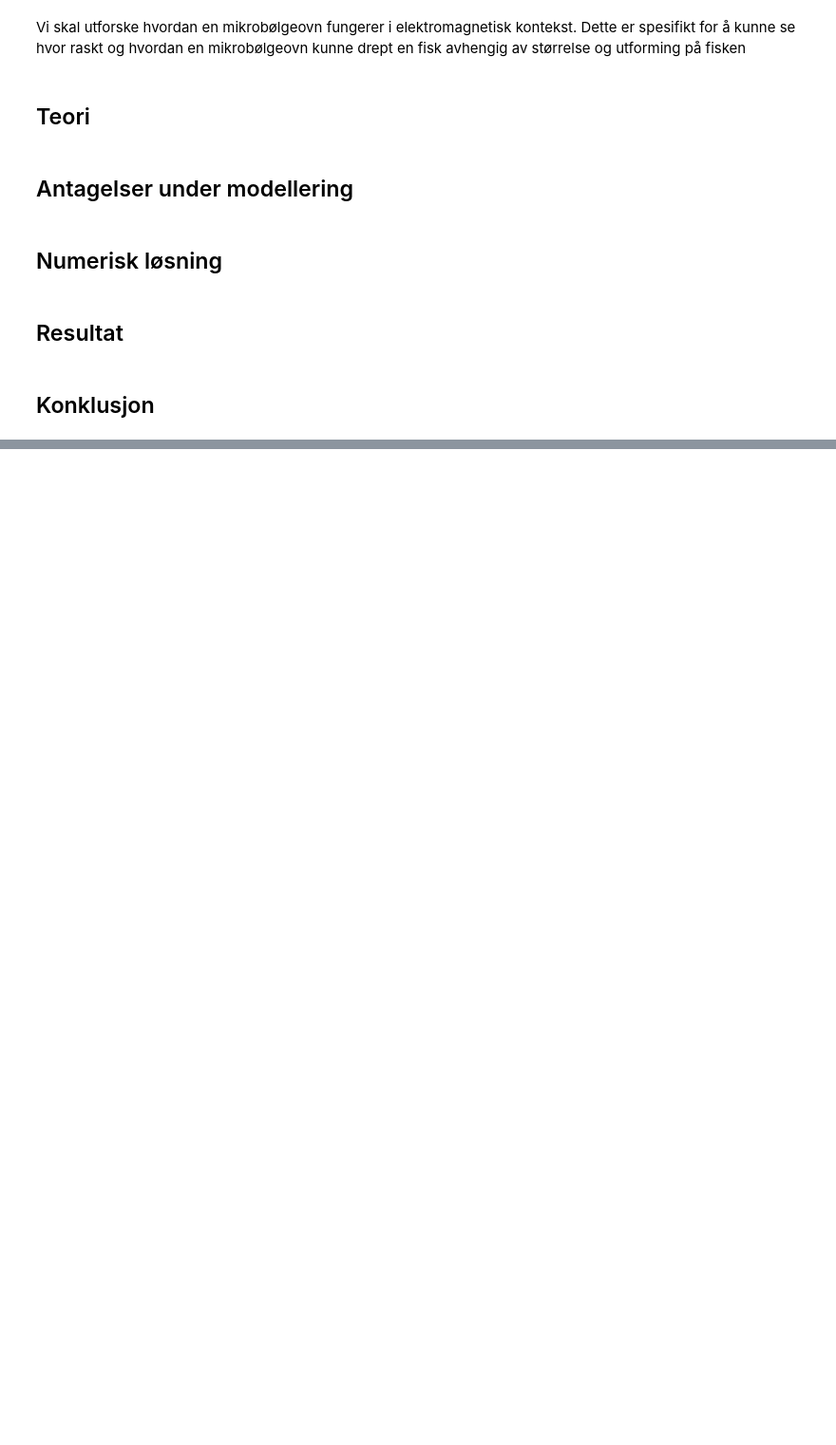
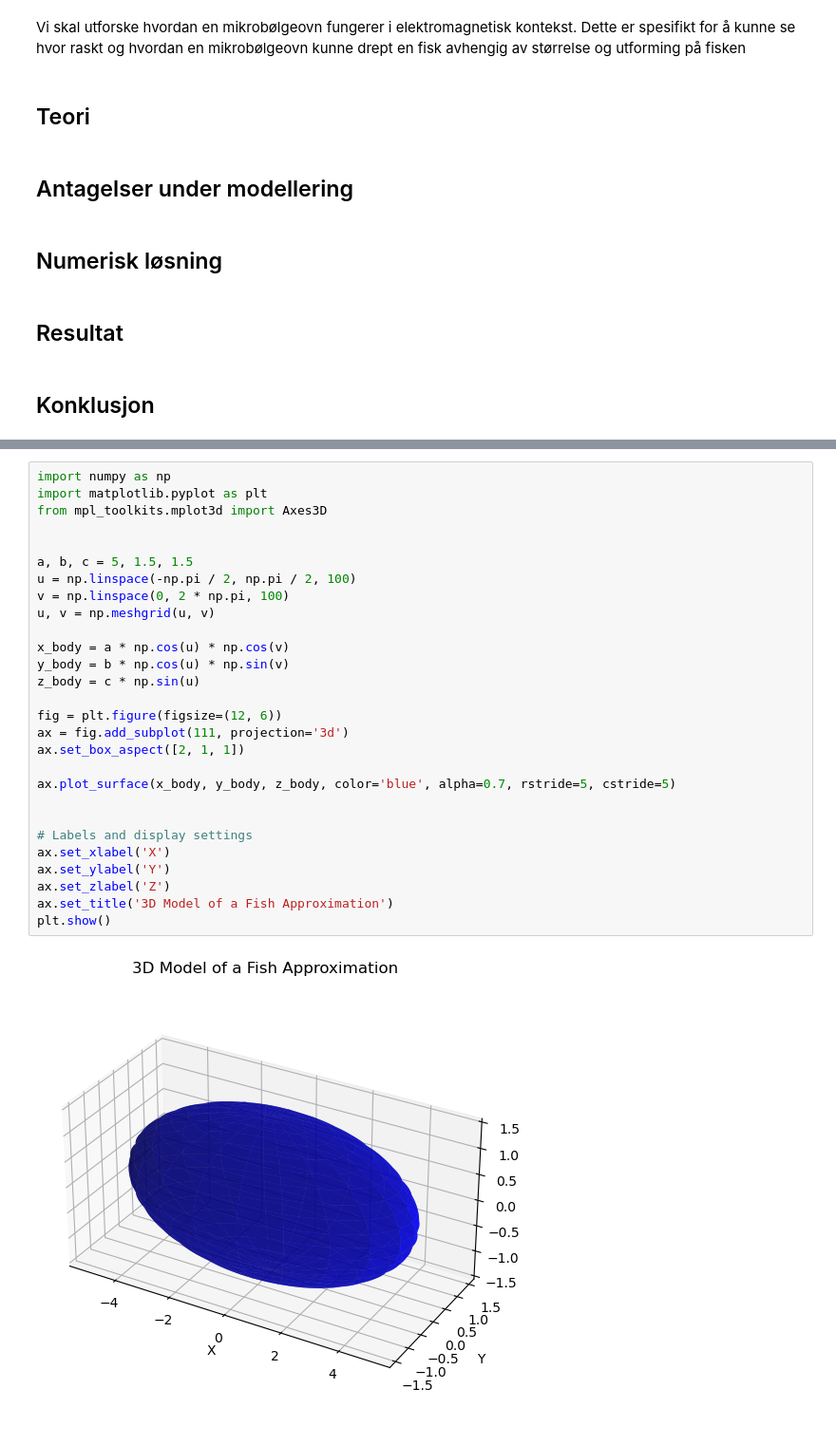
Before and after one commit to VictJoh/ElMag-Computational-Essay, a Jupyter notebook: compessay.ipynb, the cells around one changed output, grey strips where cells are left out. Shown: that part at 95% size. Drawn from its saved outputs; the diff is of its cells as text; blank space fills up the shorter version.

```diff
--- a/compessay.ipynb
+++ b/compessay.ipynb
@@ -42,0 +41,30 @@ Results tissepikk
+# %%
+import numpy as np
+import matplotlib.pyplot as plt
+from mpl_toolkits.mplot3d import Axes3D
+
+
+a, b, c = 5, 1.5, 1.5
+u = np.linspace(-np.pi / 2, np.pi / 2, 100)
+v = np.linspace(0, 2 * np.pi, 100)
+u, v = np.meshgrid(u, v)
+
+x_body = a * np.cos(u) * np.cos(v)
+y_body = b * np.cos(u) * np.sin(v)
+z_body = c * np.sin(u)
+
+fig = plt.figure(figsize=(12, 6))
+ax = fig.add_subplot(111, projection='3d')
+ax.set_box_aspect([2, 1, 1])
+
+ax.plot_surface(x_body, y_body, z_body, color='blue', alpha=0.7, rstride=5, cstride=5)
+
+
+# Labels and display settings
+ax.set_xlabel('X')
+ax.set_ylabel('Y')
+ax.set_zlabel('Z')
+ax.set_title('3D Model of a Fish Approximation')
+plt.show()
+# %% [output]
+[figure, added]
```
Also changed, not shown: parts of 1 cell of this notebook.
